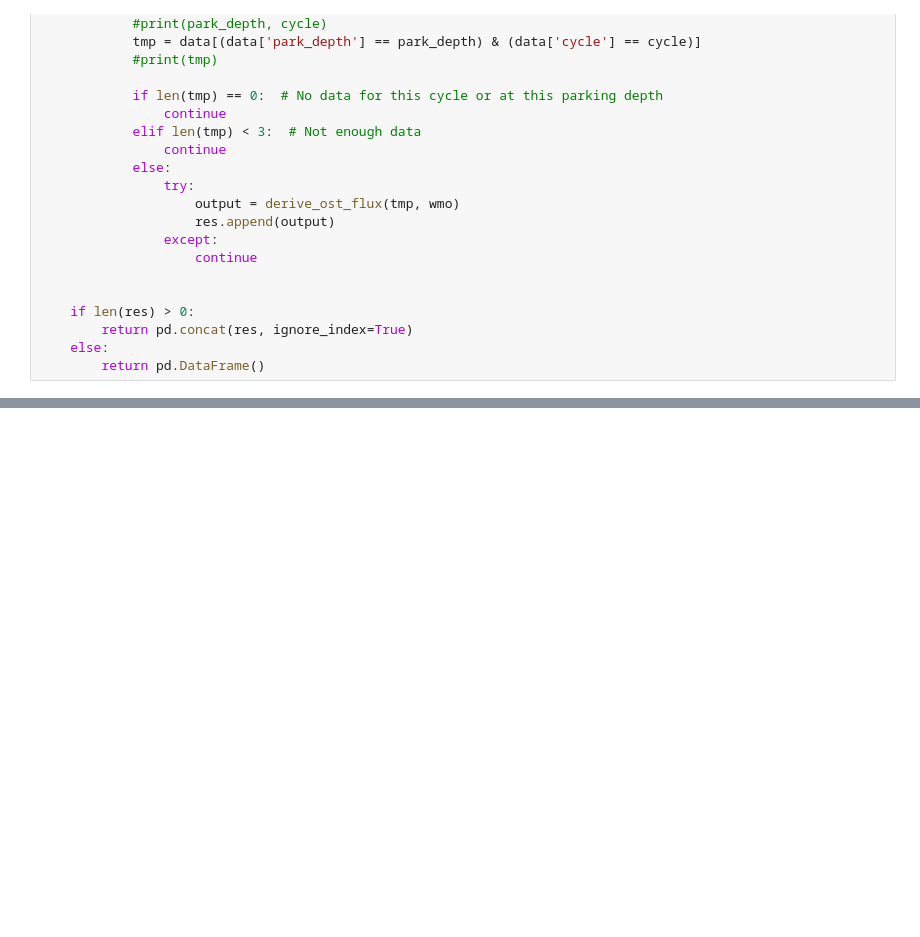
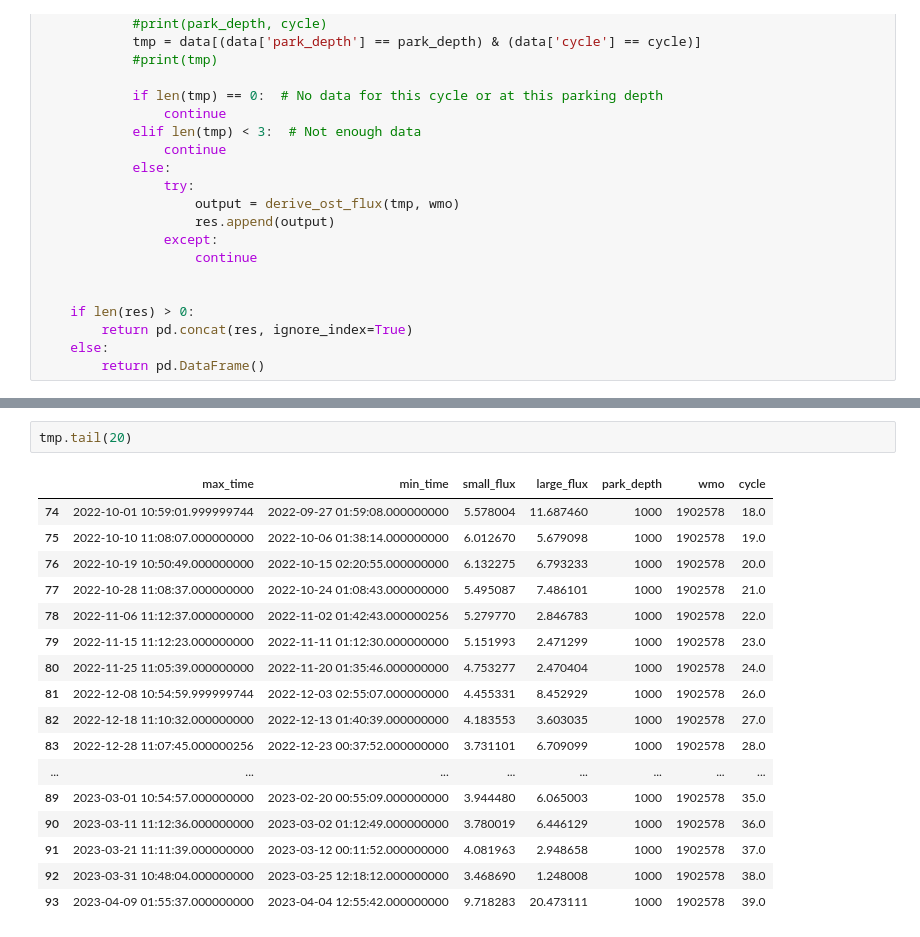
Before and after one commit to fricour/ArgoParticles, a Jupyter notebook: docs/notebooks/ost.ipynb, the cells around one changed output, grey strips where cells are left out. Drawn from its saved outputs; the diff is of its cells as text; blank space fills up the shorter version.

```diff
--- a/docs/notebooks/ost.ipynb
+++ b/docs/notebooks/ost.ipynb
@@ -466,0 +407,20 @@ NameError: name 'tmp' is not defined
+# %%
+tmp.tail(20)
+# %% [output]
+|  | max_time | min_time | small_flux | large_flux | park_depth | wmo | cycle |
+| 74 | 2022-10-01 10:59:01.999999744 | 2022-09-27 01:59:08.000000000 | 5.578004 | 11.687460 | 1000 | 1902578 | 18.0 |
+| 75 | 2022-10-10 11:08:07.000000000 | 2022-10-06 01:38:14.000000000 | 6.012670 | 5.679098 | 1000 | 1902578 | 19.0 |
+| 76 | 2022-10-19 10:50:49.000000000 | 2022-10-15 02:20:55.000000000 | 6.132275 | 6.793233 | 1000 | 1902578 | 20.0 |
+| 77 | 2022-10-28 11:08:37.000000000 | 2022-10-24 01:08:43.000000000 | 5.495087 | 7.486101 | 1000 | 1902578 | 21.0 |
+| 78 | 2022-11-06 11:12:37.000000000 | 2022-11-02 01:42:43.000000256 | 5.279770 | 2.846783 | 1000 | 1902578 | 22.0 |
+| 79 | 2022-11-15 11:12:23.000000000 | 2022-11-11 01:12:30.000000000 | 5.151993 | 2.471299 | 1000 | 1902578 | 23.0 |
+| 80 | 2022-11-25 11:05:39.000000000 | 2022-11-20 01:35:46.000000000 | 4.753277 | 2.470404 | 1000 | 1902578 | 24.0 |
+| 81 | 2022-12-08 10:54:59.999999744 | 2022-12-03 02:55:07.000000000 | 4.455331 | 8.452929 | 1000 | 1902578 | 26.0 |
+| 82 | 2022-12-18 11:10:32.000000000 | 2022-12-13 01:40:39.000000000 | 4.183553 | 3.603035 | 1000 | 1902578 | 27.0 |
+| 83 | 2022-12-28 11:07:45.000000256 | 2022-12-23 00:37:52.000000000 | 3.731101 | 6.709099 | 1000 | 1902578 | 28.0 |
+| ... | ... | ... | ... | ... | ... | ... | ... |
+| 89 | 2023-03-01 10:54:57.000000000 | 2023-02-20 00:55:09.000000000 | 3.944480 | 6.065003 | 1000 | 1902578 | 35.0 |
+| 90 | 2023-03-11 11:12:36.000000000 | 2023-03-02 01:12:49.000000000 | 3.780019 | 6.446129 | 1000 | 1902578 | 36.0 |
+| 91 | 2023-03-21 11:11:39.000000000 | 2023-03-12 00:11:52.000000000 | 4.081963 | 2.948658 | 1000 | 1902578 | 37.0 |
+| 92 | 2023-03-31 10:48:04.000000000 | 2023-03-25 12:18:12.000000000 | 3.468690 | 1.248008 | 1000 | 1902578 | 38.0 |
+| 93 | 2023-04-09 01:55:37.000000000 | 2023-04-04 12:55:42.000000000 | 9.718283 | 20.473111 | 1000 | 1902578 | 39.0 |
```
Also changed, not shown: parts of 9 cells of this notebook, 2 other files.
